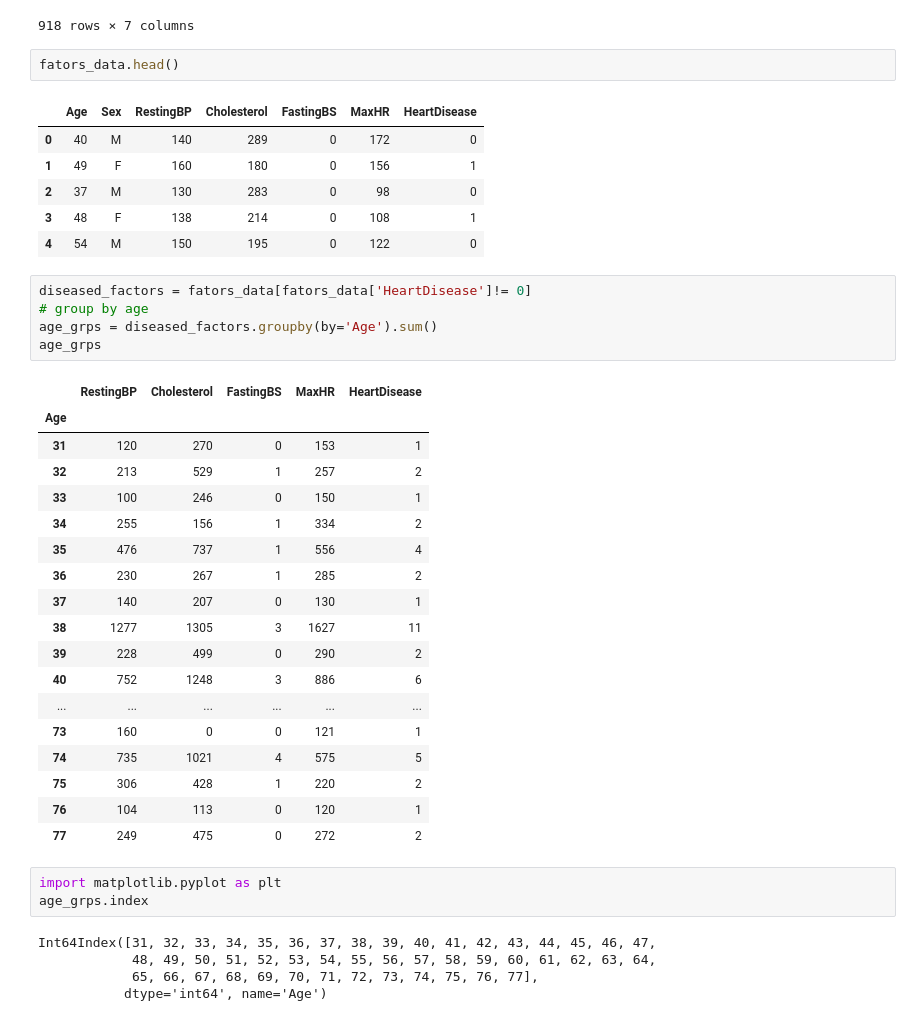
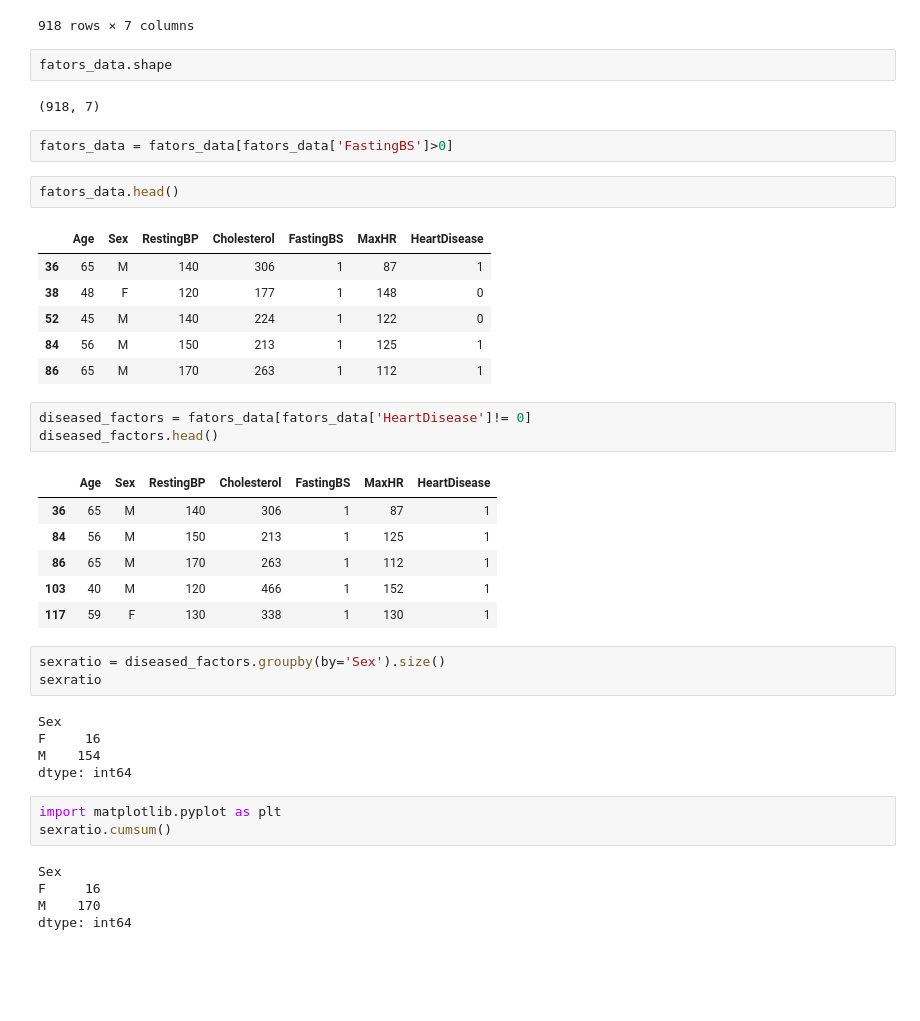
Before and after one commit to Irfan-Ahmad-byte/my_pandas, a Jupyter notebook: heart_failure.ipynb, the cells around one changed output. Saved outputs shown, nothing was run; the diff lists cells and outputs as text; blank space fills up the shorter version.

```diff
--- a/heart_failure.ipynb
+++ b/heart_failure.ipynb
@@ -102,44 +102,44 @@ fators_data
 | 916 | 57 | F | 130 | 236 | 0 | 174 | 1 |
 | 917 | 38 | M | 138 | 175 | 0 | 173 | 0 |
 918 rows × 7 columns
+# %%
+fators_data.shape
+# %% [output]
+(918, 7)
+# %%
+fators_data = fators_data[fators_data['FastingBS']>0]
 # %%
 fators_data.head()
 # %% [output]
 |  | Age | Sex | RestingBP | Cholesterol | FastingBS | MaxHR | HeartDisease |
-| 0 | 40 | M | 140 | 289 | 0 | 172 | 0 |
-| 1 | 49 | F | 160 | 180 | 0 | 156 | 1 |
-| 2 | 37 | M | 130 | 283 | 0 | 98 | 0 |
-| 3 | 48 | F | 138 | 214 | 0 | 108 | 1 |
-| 4 | 54 | M | 150 | 195 | 0 | 122 | 0 |
+| 36 | 65 | M | 140 | 306 | 1 | 87 | 1 |
+| 38 | 48 | F | 120 | 177 | 1 | 148 | 0 |
+| 52 | 45 | M | 140 | 224 | 1 | 122 | 0 |
+| 84 | 56 | M | 150 | 213 | 1 | 125 | 1 |
+| 86 | 65 | M | 170 | 263 | 1 | 112 | 1 |
 # %%
 diseased_factors = fators_data[fators_data['HeartDisease']!= 0]
-# group by age
-age_grps = diseased_factors.groupby(by='Age').sum()
-age_grps
+diseased_factors.head()
 # %% [output]
-|  | RestingBP | Cholesterol | FastingBS | MaxHR | HeartDisease |
-| Age |  |  |  |  |  |
-| 31 | 120 | 270 | 0 | 153 | 1 |
-| 32 | 213 | 529 | 1 | 257 | 2 |
-| 33 | 100 | 246 | 0 | 150 | 1 |
-| 34 | 255 | 156 | 1 | 334 | 2 |
-| 35 | 476 | 737 | 1 | 556 | 4 |
-| 36 | 230 | 267 | 1 | 285 | 2 |
-| 37 | 140 | 207 | 0 | 130 | 1 |
-| 38 | 1277 | 1305 | 3 | 1627 | 11 |
-| 39 | 228 | 499 | 0 | 290 | 2 |
-| 40 | 752 | 1248 | 3 | 886 | 6 |
-| ... | ... | ... | ... | ... | ... |
-| 73 | 160 | 0 | 0 | 121 | 1 |
-| 74 | 735 | 1021 | 4 | 575 | 5 |
-| 75 | 306 | 428 | 1 | 220 | 2 |
-| 76 | 104 | 113 | 0 | 120 | 1 |
-| 77 | 249 | 475 | 0 | 272 | 2 |
+|  | Age | Sex | RestingBP | Cholesterol | FastingBS | MaxHR | HeartDisease |
+| 36 | 65 | M | 140 | 306 | 1 | 87 | 1 |
+| 84 | 56 | M | 150 | 213 | 1 | 125 | 1 |
+| 86 | 65 | M | 170 | 263 | 1 | 112 | 1 |
+| 103 | 40 | M | 120 | 466 | 1 | 152 | 1 |
+| 117 | 59 | F | 130 | 338 | 1 | 130 | 1 |
+# %%
+sexratio = diseased_factors.groupby(by='Sex').size()
+sexratio
+# %% [output]
+Sex
+F     16
+M    154
+dtype: int64
 # %%
 import matplotlib.pyplot as plt
-age_grps.index
+sexratio.cumsum()
 # %% [output]
-Int64Index([31, 32, 33, 34, 35, 36, 37, 38, 39, 40, 41, 42, 43, 44, 45, 46, 47,
-            48, 49, 50, 51, 52, 53, 54, 55, 56, 57, 58, 59, 60, 61, 62, 63, 64,
-            65, 66, 67, 68, 69, 70, 71, 72, 73, 74, 75, 76, 77],
-           dtype='int64', name='Age')
+Sex
+F     16
+M    170
+dtype: int64
```
Also changed, not shown: parts of 18 cells of this notebook.
